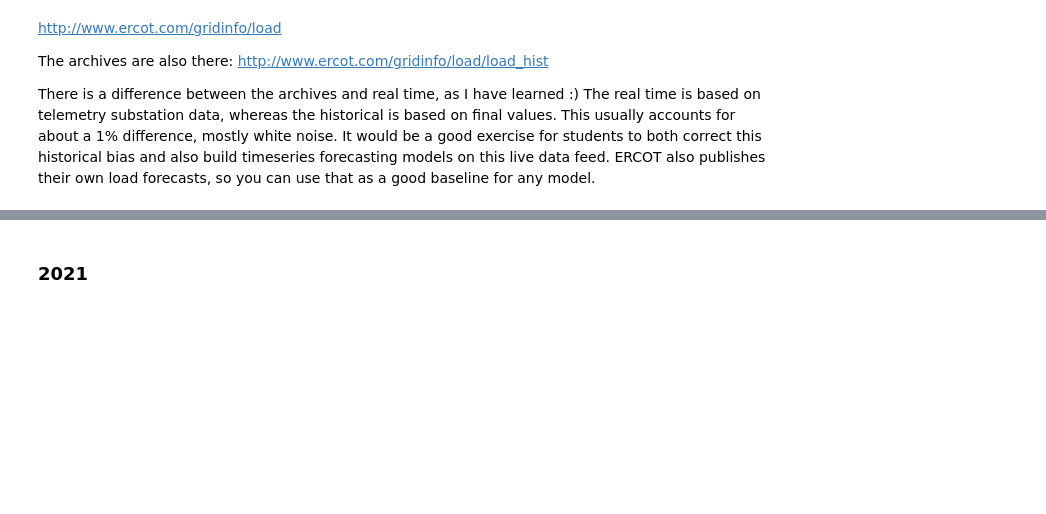
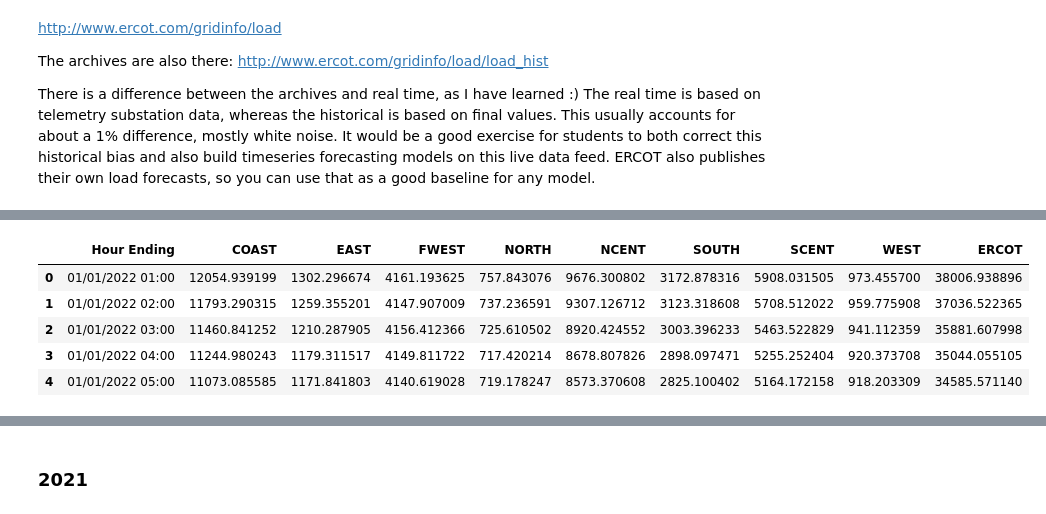
Before and after one commit to ipeirotis-org/datasets, a Jupyter notebook: notebooks/ERCOT.ipynb, the cells around one changed output, grey strips where cells are left out. Saved outputs shown, nothing was run; the diff lists cells and outputs as text; code cells hidden in the pictures; blank space fills up the shorter version.

```diff
--- a/notebooks/ERCOT.ipynb
+++ b/notebooks/ERCOT.ipynb
@@ -49,0 +121,2 @@ def str_to_datetime(date_str):
+# %%
+df2022 = pd.read_excel("Native_Load_2022.xlsx")
@@ -49,0 +137,9 @@ def str_to_datetime(date_str):
+# %%
+df2022.head()
+# %% [output]
+|  | Hour Ending | COAST | EAST | FWEST | NORTH | NCENT | SOUTH | SCENT | WEST | ERCOT |
+| 0 | 01/01/2022 01:00 | 12054.939199 | 1302.296674 | 4161.193625 | 757.843076 | 9676.300802 | 3172.878316 | 5908.031505 | 973.455700 | 38006.938896 |
+| 1 | 01/01/2022 02:00 | 11793.290315 | 1259.355201 | 4147.907009 | 737.236591 | 9307.126712 | 3123.318608 | 5708.512022 | 959.775908 | 37036.522365 |
+| 2 | 01/01/2022 03:00 | 11460.841252 | 1210.287905 | 4156.412366 | 725.610502 | 8920.424552 | 3003.396233 | 5463.522829 | 941.112359 | 35881.607998 |
+| 3 | 01/01/2022 04:00 | 11244.980243 | 1179.311517 | 4149.811722 | 717.420214 | 8678.807826 | 2898.097471 | 5255.252404 | 920.373708 | 35044.055105 |
+| 4 | 01/01/2022 05:00 | 11073.085585 | 1171.841803 | 4140.619028 | 719.178247 | 8573.370608 | 2825.100402 | 5164.172158 | 918.203309 | 34585.571140 |
```
Also changed, not shown: parts of 46 cells of this notebook.
